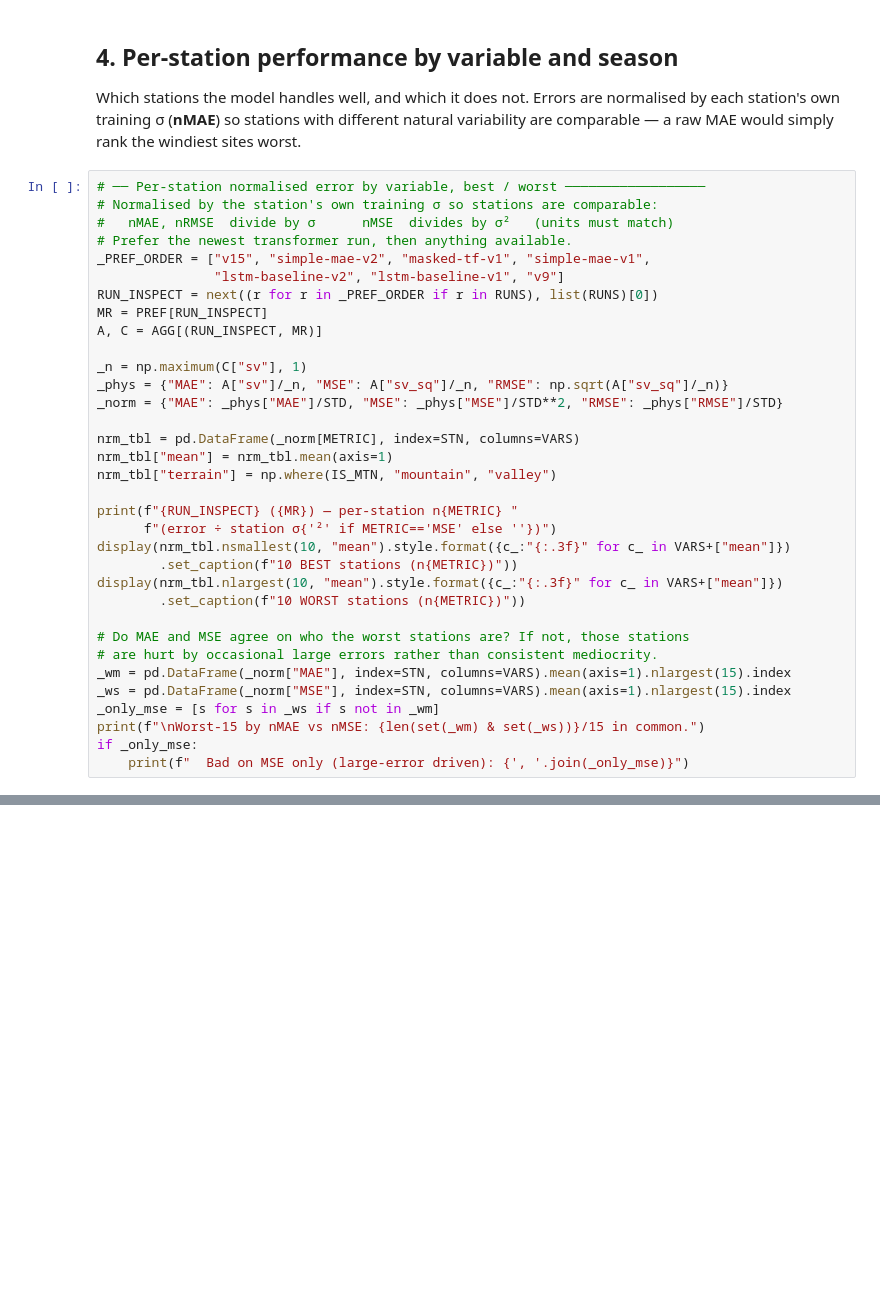
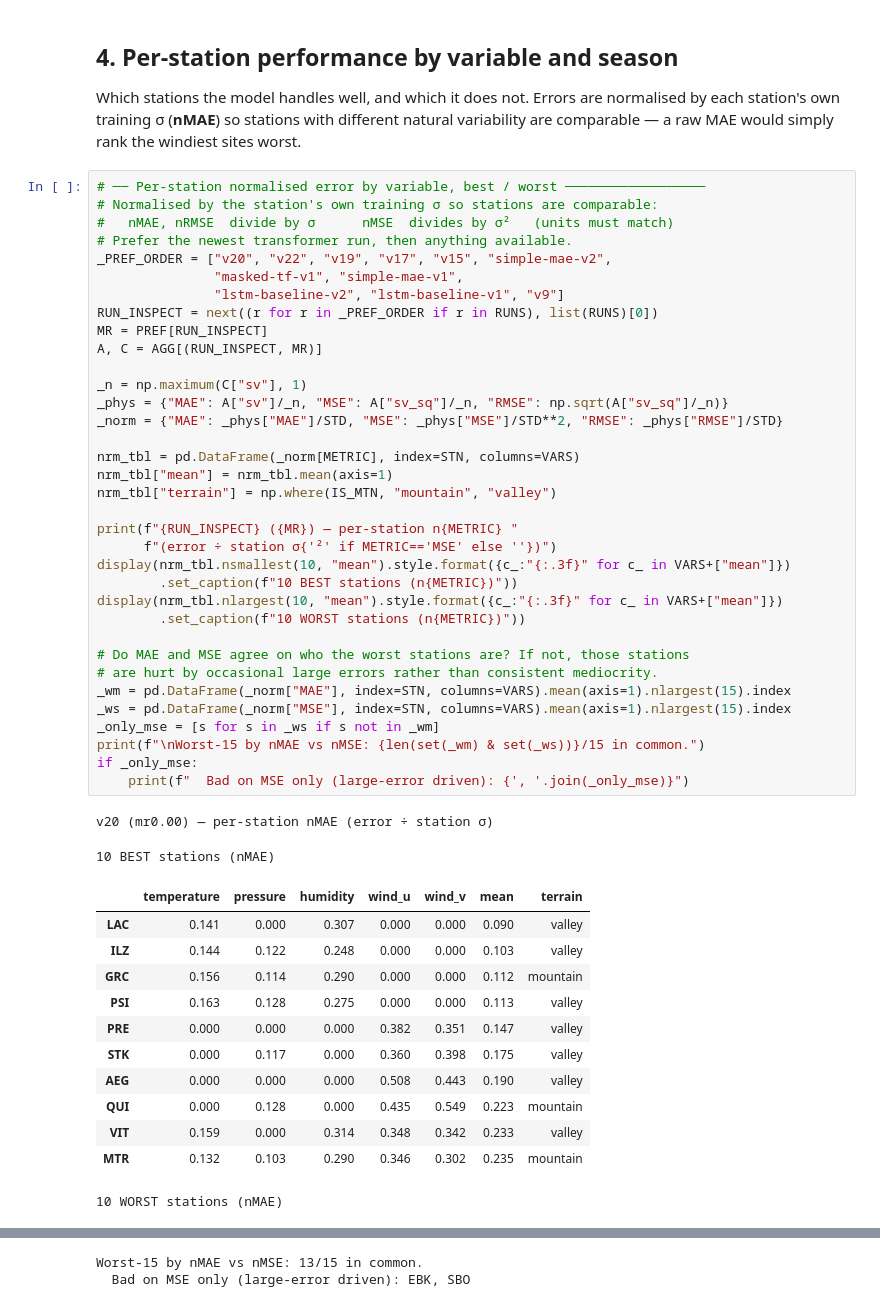
Before and after one commit to aureliedj/weather-station-model-with-transformers, a Jupyter notebook: Station MAE/notebooks/Test_Results_Exploration.ipynb, the cells around one changed output, grey strips where cells are left out. Cells and saved outputs as stored; diff of their text form; blank space fills up the shorter version.

```diff
--- a/Station MAE/notebooks/Test_Results_Exploration.ipynb
+++ b/Station MAE/notebooks/Test_Results_Exploration.ipynb
@@ -528,32 +610,48 @@ are comparable — a raw MAE would simply rank the windiest sites worst.
 # Normalised by the station's own training σ so stations are comparable:
 #   nMAE, nRMSE  divide by σ      nMSE  divides by σ²   (units must match)
 # Prefer the newest transformer run, then anything available.
-_PREF_ORDER = ["v15", "simple-mae-v2", "masked-tf-v1", "simple-mae-v1",
+_PREF_ORDER = ["v20", "v22", "v19", "v17", "v15", "simple-mae-v2",
+               "masked-tf-v1", "simple-mae-v1",
                "lstm-baseline-v2", "lstm-baseline-v1", "v9"]
 RUN_INSPECT = next((r for r in _PREF_ORDER if r in RUNS), list(RUNS)[0])
 MR = PREF[RUN_INSPECT]
 A, C = AGG[(RUN_INSPECT, MR)]
 
 _n = np.maximum(C["sv"], 1)
 _phys = {"MAE": A["sv"]/_n, "MSE": A["sv_sq"]/_n, "RMSE": np.sqrt(A["sv_sq"]/_n)}
 _norm = {"MAE": _phys["MAE"]/STD, "MSE": _phys["MSE"]/STD**2, "RMSE": _phys["RMSE"]/STD}
 
 nrm_tbl = pd.DataFrame(_norm[METRIC], index=STN, columns=VARS)
 nrm_tbl["mean"] = nrm_tbl.mean(axis=1)
 nrm_tbl["terrain"] = np.where(IS_MTN, "mountain", "valley")
 
 print(f"{RUN_INSPECT} ({MR}) — per-station n{METRIC} "
       f"(error ÷ station σ{'²' if METRIC=='MSE' else ''})")
 display(nrm_tbl.nsmallest(10, "mean").style.format({c_:"{:.3f}" for c_ in VARS+["mean"]})
         .set_caption(f"10 BEST stations (n{METRIC})"))
 display(nrm_tbl.nlargest(10, "mean").style.format({c_:"{:.3f}" for c_ in VARS+["mean"]})
         .set_caption(f"10 WORST stations (n{METRIC})"))
 
 # Do MAE and MSE agree on who the worst stations are? If not, those stations
 # are hurt by occasional large errors rather than consistent mediocrity.
 _wm = pd.DataFrame(_norm["MAE"], index=STN, columns=VARS).mean(axis=1).nlargest(15).index
 _ws = pd.DataFrame(_norm["MSE"], index=STN, columns=VARS).mean(axis=1).nlargest(15).index
 _only_mse = [s for s in _ws if s not in _wm]
 print(f"\nWorst-15 by nMAE vs nMSE: {len(set(_wm) & set(_ws))}/15 in common.")
 if _only_mse:
     print(f"  Bad on MSE only (large-error driven): {', '.join(_only_mse)}")
+# %% [output]
+v20 (mr0.00) — per-station nMAE (error ÷ station σ)
+10 BEST stations (nMAE)
+|  | temperature | pressure | humidity | wind_u | wind_v | mean | terrain |
+| LAC | 0.141 | 0.000 | 0.307 | 0.000 | 0.000 | 0.090 | valley |
+| ILZ | 0.144 | 0.122 | 0.248 | 0.000 | 0.000 | 0.103 | valley |
+| GRC | 0.156 | 0.114 | 0.290 | 0.000 | 0.000 | 0.112 | mountain |
+| PSI | 0.163 | 0.128 | 0.275 | 0.000 | 0.000 | 0.113 | valley |
+| PRE | 0.000 | 0.000 | 0.000 | 0.382 | 0.351 | 0.147 | valley |
+| STK | 0.000 | 0.117 | 0.000 | 0.360 | 0.398 | 0.175 | valley |
+| AEG | 0.000 | 0.000 | 0.000 | 0.508 | 0.443 | 0.190 | valley |
+| QUI | 0.000 | 0.128 | 0.000 | 0.435 | 0.549 | 0.223 | mountain |
+| VIT | 0.159 | 0.000 | 0.314 | 0.348 | 0.342 | 0.233 | valley |
+| MTR | 0.132 | 0.103 | 0.290 | 0.346 | 0.302 | 0.235 | mountain |
+10 WORST stations (nMAE)
@@ -560,3 +669,5 @@ if _only_mse:
+Worst-15 by nMAE vs nMSE: 13/15 in common.
+  Bad on MSE only (large-error driven): EBK, SBO
 # %%
 # ── Station × season heatmap for one variable ────────────────────────────────
 SEASON_VAR = "temperature"      # ← change variable
```
Also changed, not shown: parts of 8 cells of this notebook, 3 other files.
